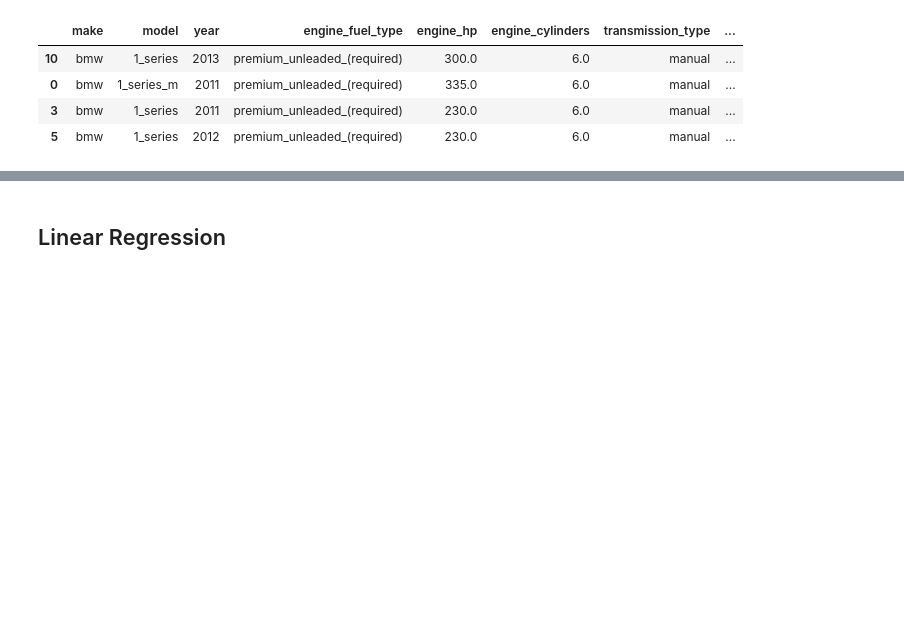
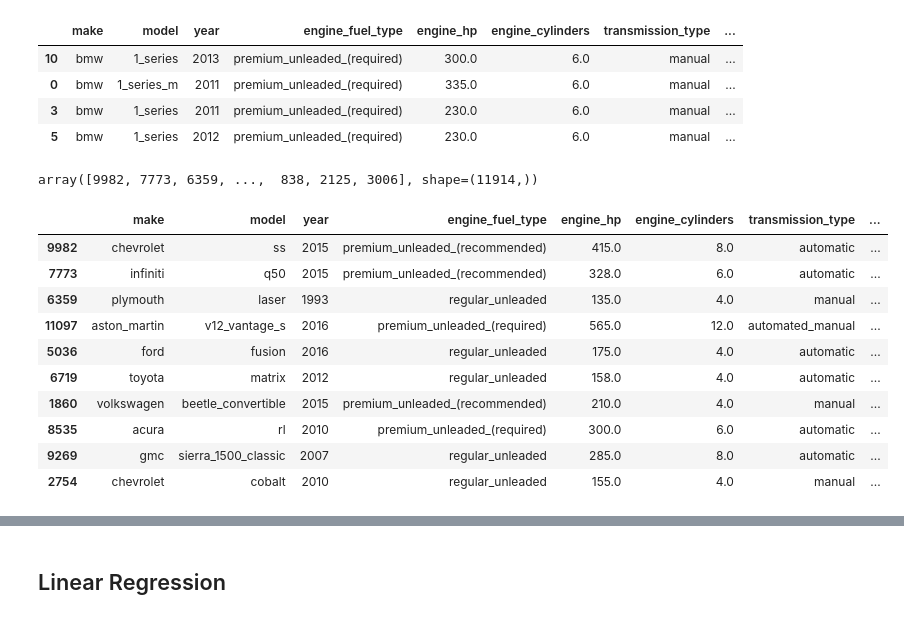
Before and after one commit to perobinbird/machine-learning-zoomcamp, a Jupyter notebook: 02-regression/02-carprice.ipynb, the cells around one changed output, grey strips where cells are left out. Saved outputs shown, nothing was run; the diff lists cells and outputs as text; code cells hidden in the pictures; blank space fills up the shorter version.

```diff
--- a/02-regression/02-carprice.ipynb
+++ b/02-regression/02-carprice.ipynb
@@ -563,3 +563,6 @@ idx = np.arange(n) # assign indexes range to variable 'idx'
 # %%
 # shuffle with 'np.random.shuffle()'
 np.random.shuffle(idx)
+idx
+# %% [output]
+array([9982, 7773, 6359, ...,  838, 2125, 3006], shape=(11914,))
@@ -569,0 +569,15 @@ df_test =
+# %%
+# quick testing aorund
+df.iloc[idx[:10]] #select a shuffled range 'idx' using 'idx[]' - from index 1 to 10 (index 9)
+# %% [output]
+|  | make | model | year | engine_fuel_type | engine_hp | engine_cylinders | transmission_type | ... |
+| 9982 | chevrolet | ss | 2015 | premium_unleaded_(recommended) | 415.0 | 8.0 | automatic | ... |
+| 7773 | infiniti | q50 | 2015 | premium_unleaded_(recommended) | 328.0 | 6.0 | automatic | ... |
+| 6359 | plymouth | laser | 1993 | regular_unleaded | 135.0 | 4.0 | manual | ... |
+| 11097 | aston_martin | v12_vantage_s | 2016 | premium_unleaded_(required) | 565.0 | 12.0 | automated_manual | ... |
+| 5036 | ford | fusion | 2016 | regular_unleaded | 175.0 | 4.0 | automatic | ... |
+| 6719 | toyota | matrix | 2012 | regular_unleaded | 158.0 | 4.0 | automatic | ... |
+| 1860 | volkswagen | beetle_convertible | 2015 | premium_unleaded_(recommended) | 210.0 | 4.0 | manual | ... |
+| 8535 | acura | rl | 2010 | premium_unleaded_(required) | 300.0 | 6.0 | automatic | ... |
+| 9269 | gmc | sierra_1500_classic | 2007 | regular_unleaded | 285.0 | 8.0 | automatic | ... |
+| 2754 | chevrolet | cobalt | 2010 | regular_unleaded | 155.0 | 4.0 | manual | ... |
```
Also changed, not shown: parts of 3 cells of this notebook.
